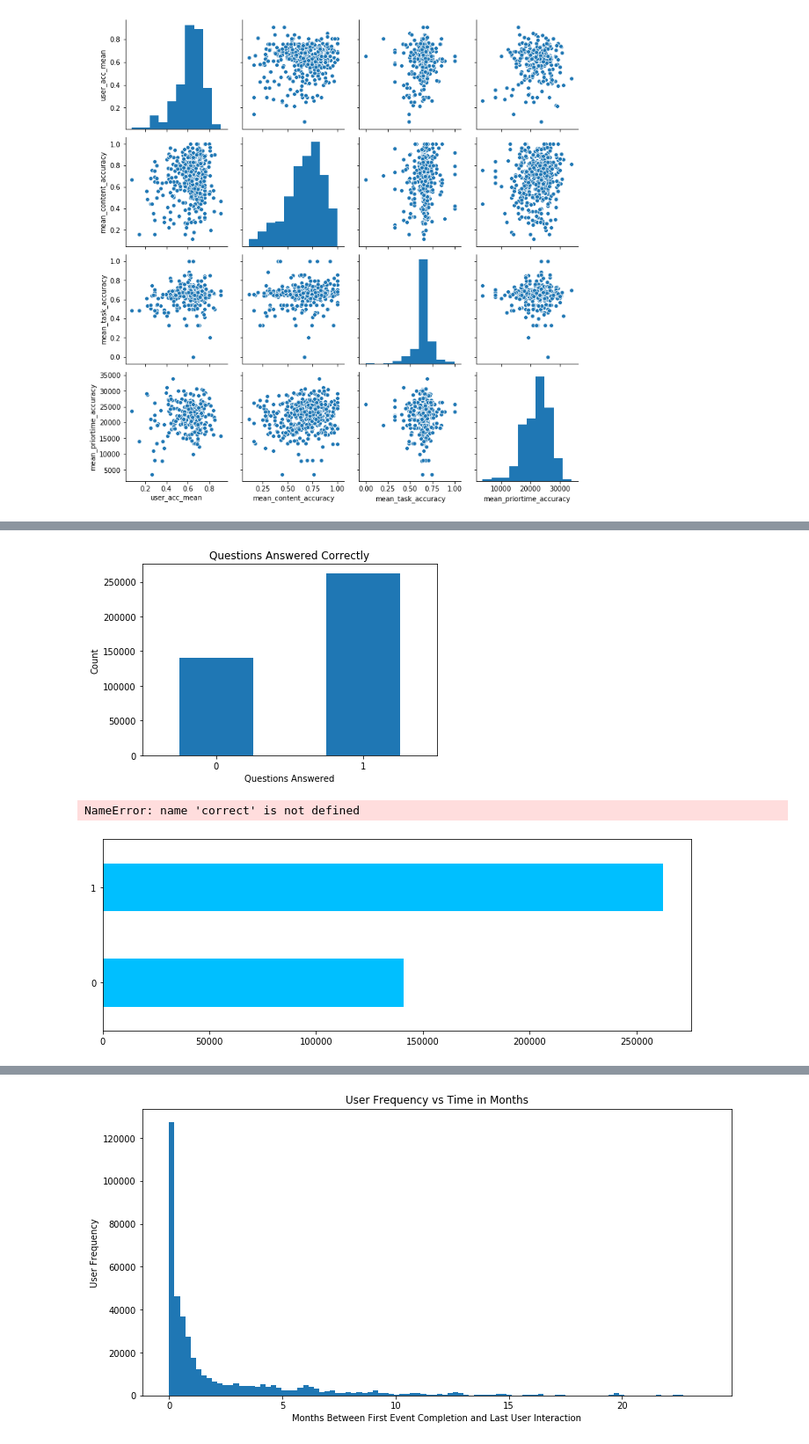
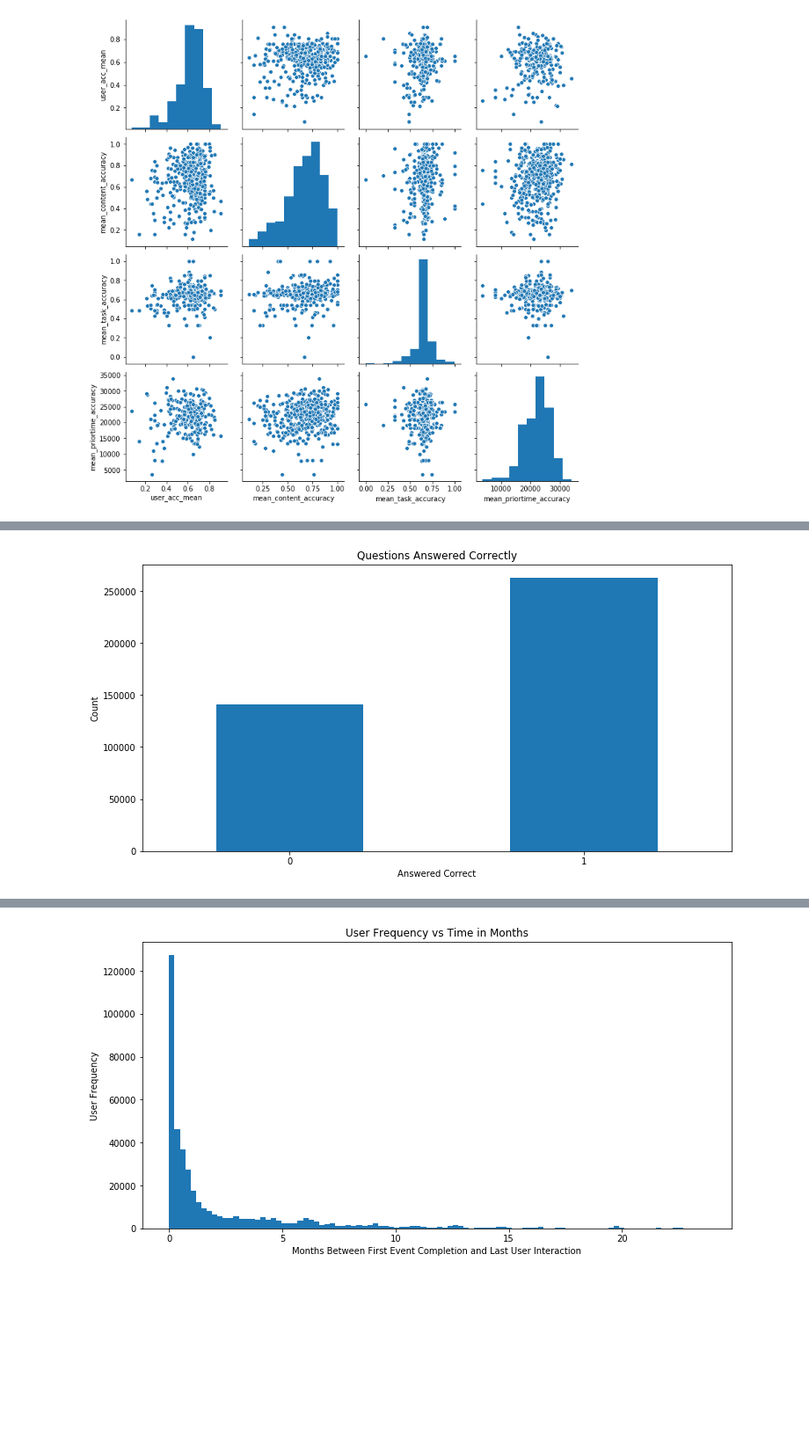
Before and after one commit to Riiid-Team/AI-Learning, a Jupyter notebook: MVP.ipynb, the cells around one changed output, grey strips where cells are left out. Shown: that part at 88% size. Cells and saved outputs as stored; diff of their text form; code cells hidden in the pictures; blank space fills up the shorter version.

Commit message:
fixed graphs

```diff
--- a/MVP.ipynb
+++ b/MVP.ipynb
@@ -272,26 +260,12 @@ Name: user_answer, dtype: int64
 # %%
-# Answered correctly
-# This graph includes lecture counts
+# Count of Questions Answered Correct
+plt.figure(figsize=(12,6))
 train.answered_correctly.value_counts().sort_index().plot.bar()
 answer_correctly = train.answered_correctly.mean()
 plt.title("Questions Answered Correctly")
-plt.xlabel('Questions Answered')
+plt.xlabel('Answered Correct')
 plt.ylabel('Count')
 plt.xticks(rotation=0)
 plt.show()
 # %% [output]
-[figure, old version]
+[figure, new version]
-# %%
-# Answered correctly
-# Lectures removed
-all_answers = df_train[df_train.answered_correctly != -1].answered_correctly.value_counts(ascending=True)
-fig = plt.figure(figsize=(12,4))
-all_answers.plot.barh(color="deepskyblue")
-for i, v in zip(correct.index, correct.values):
-    plt.text(v, i, '{:,}'.format(v), color='white', fontweight='bold', fontsize=14, ha='right', va='center')
-plt.title("Questions Answered Correctly")
-plt.xticks(rotation=0)
-plt.show()
-# %% [output]
-NameError: name 'correct' is not defined
-[figure, removed]
```
Also changed, not shown: parts of 46 cells of this notebook.
